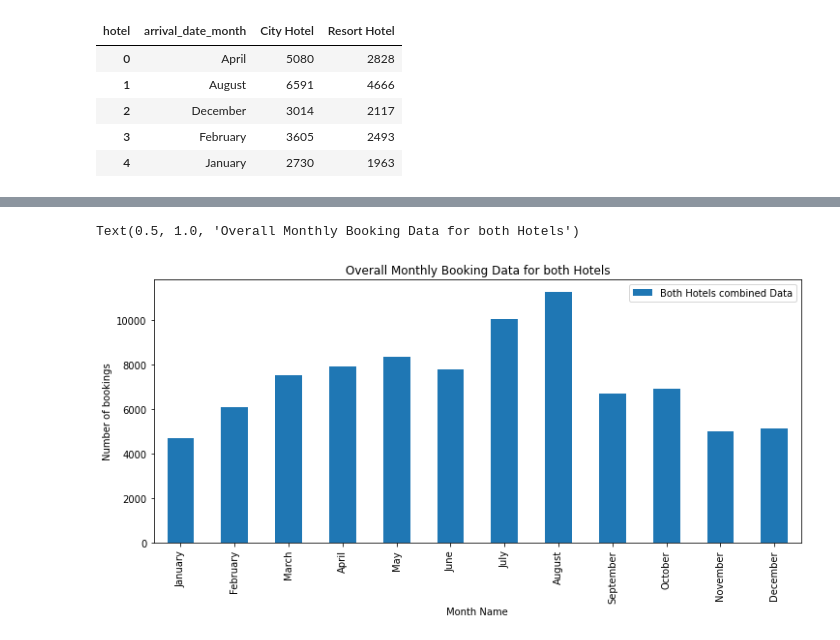
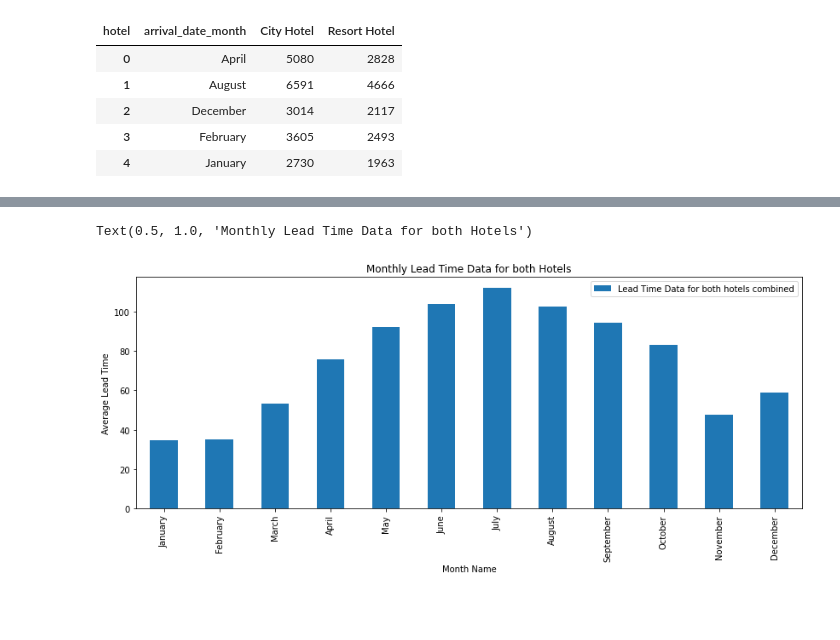
Before and after one commit to gopaljigupta45/Gopal-Ji-Gupta-EDA-Hotel-Booking, a Jupyter notebook: GOPAL_JI_GUPTA_Hotel_Booking_Analysis_Capstone_Project.ipynb, the cells around one changed output, grey strips where cells are left out. Saved outputs shown, nothing was run; the diff lists cells and outputs as text; code cells hidden in the pictures; blank space fills up the shorter version.

Commit message:
Fourth commit Hotel Booking EDA

```diff
--- a/GOPAL_JI_GUPTA_Hotel_Booking_Analysis_Capstone_Project.ipynb
+++ b/GOPAL_JI_GUPTA_Hotel_Booking_Analysis_Capstone_Project.ipynb
@@ -211,30 +206,26 @@ monthly_df.head()
 # %%
-# Sorting to get the months in proper chronological order(as they appear in the calender)
-# We will use the same steps for sorting as for the previous chart where we plotted the overall monthly bookings.
+# Now looking at the average Lead time for each month.
+monthly_lead_time_df = df.groupby('arrival_date_month')['lead_time'].mean().reset_index()
 
-# Creating a dict which initially has the months in chronological order as keys and zeros as values for every key.
-sample_dict = dict(zip(month_list,zero_list))     # We're using the same two lists of months and zeros.
-
+# Again we will need to do sorting by month using the same approach.
+# creating another dict of month names and zeros.
+lead_sample_dict = dict(zip(month_list,zero_list))     # We will use the same lists of month names and zeros.
 
 # Then we iterate over the dict keys and dataframe and for every month, we take the corresponding values from the dataframe and add them
 # to the dict as values for their respective keys.
-for i in sample_dict.keys():
-  for index,row in monthly_df.iterrows():
-    if i in row['index']:
-      sample_dict[i]+=row['arrival_date_month']
-
+for i in lead_sample_dict.keys():
+  for index,row in monthly_lead_time_df.iterrows():
+    if i in row['arrival_date_month']:
+      lead_sample_dict[i]+=row['lead_time']
 
 # So we get a dictionary which contains the same information as our dataframe with the months in chronological order as output.
-# Setting the figsize of our chart accordingly using plt.rcParams function
-plt.rcParams['figure.figsize'] = (12,5)
-
-# Now we convert our dict to a dataframe using from_dict function and plot it. Also we rename the column.
-pd.DataFrame.from_dict(sample_dict, orient='index').rename(columns={0:'Both Hotels combined Data'}).plot.bar()
+# Now we convert our dict to a dataframe using from_dict function and plot it. Also we rename the column as it has zero as it's label.
+pd.DataFrame.from_dict(lead_sample_dict, orient='index').rename(columns={0:'Lead Time Data for both hotels combined'}).plot.bar()
 
 # Also changing the title name and x and y labels to make the graph more understandable.
 plt.xlabel('Month Name')
-plt.ylabel('Number of bookings')
-plt.title('Overall Monthly Booking Data for both Hotels')
+plt.ylabel('Average Lead Time')
+plt.title('Monthly Lead Time Data for both Hotels')
 # %% [output]
-Text(0.5, 1.0, 'Overall Monthly Booking Data for both Hotels')
+Text(0.5, 1.0, 'Monthly Lead Time Data for both Hotels')
-[figure, old version]
+[figure, new version]
```
Also changed, not shown: parts of 6 cells of this notebook.
